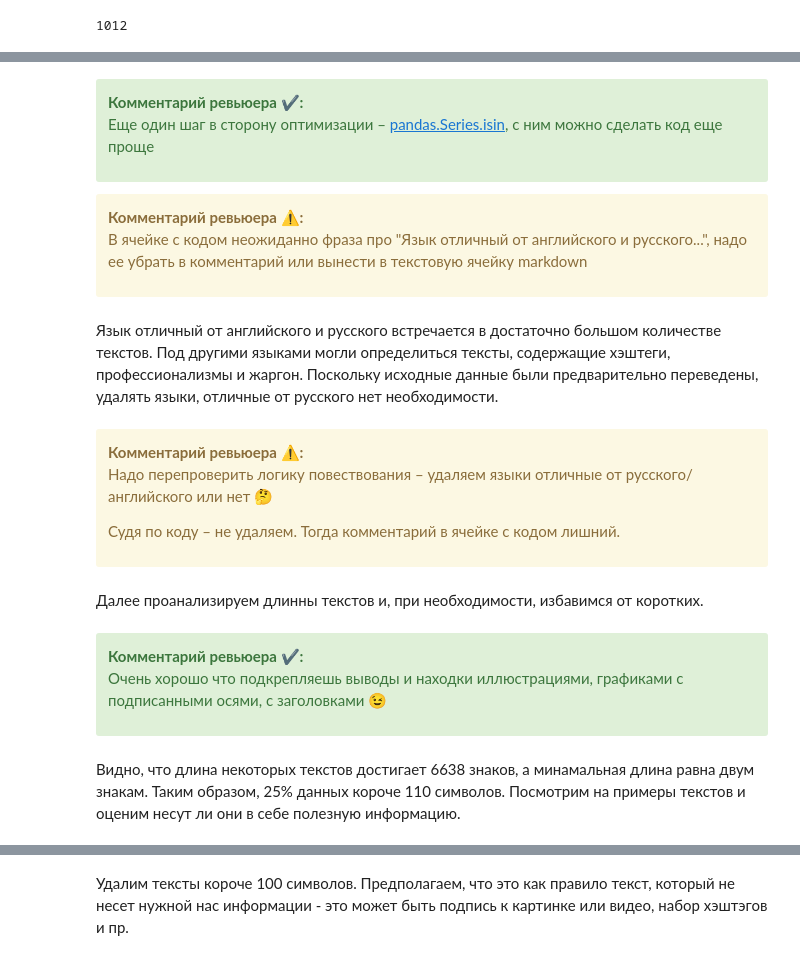
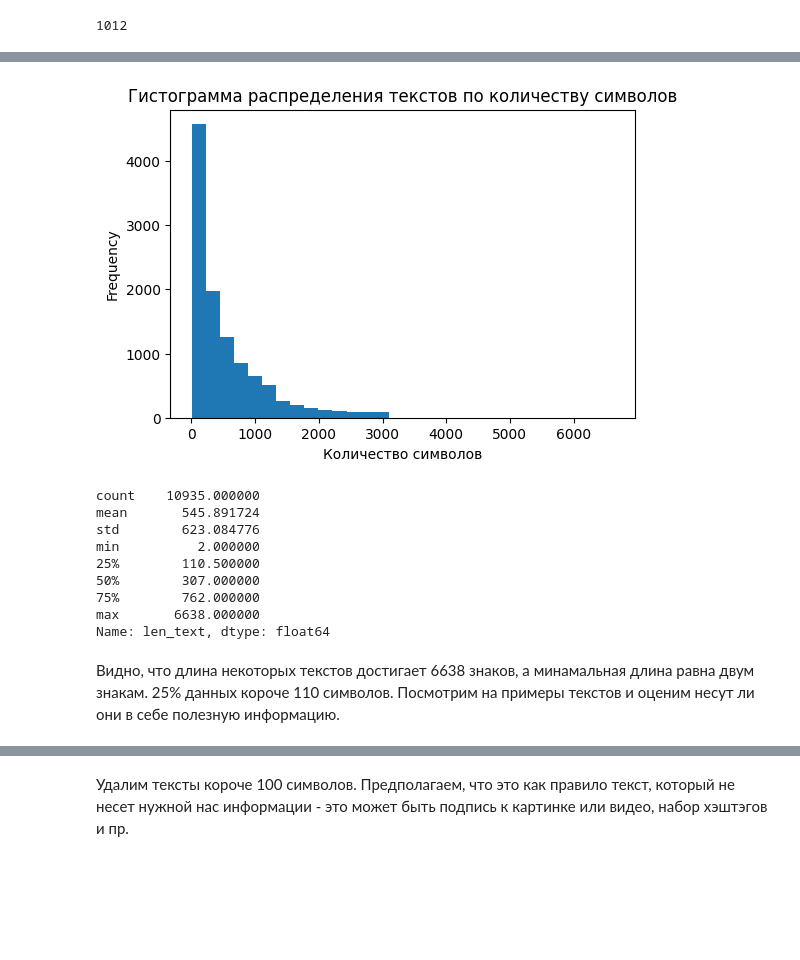
Before and after one commit to SafiyaZigangareeva/Portfolio, a Jupyter notebook: research_on_mentoring/topic_modeling.ipynb, the cells around one changed output, grey strips where cells are left out. Drawn from its saved outputs; the diff is of its cells as text; code cells hidden in the pictures; blank space fills up the shorter version.

```diff
--- a/research_on_mentoring/topic_modeling.ipynb
+++ b/research_on_mentoring/topic_modeling.ipynb
@@ -188,48 +116,13 @@ len(diff_lang)
-# %% [markdown]
-
-<div class="alert alert-success">
-<b>Комментарий ревьюера ✔️:</b>
-
-Еще один шаг в сторону оптимизации – [pandas.Series.isin](https://pandas.pydata.org/docs/reference/api/pandas.Series.isin.html), с ним можно сделать код еще проще
-
-</div>
-
-<div class="alert alert-warning">
-<b>Комментарий ревьюера ⚠️:</b>
-
-В ячейке с кодом неожиданно фраза про "Язык отличный от английского и русского...", надо ее убрать в комментарий или вынести в текстовую ячейку markdown
-
-</div>
-# %% [markdown]
-Язык отличный от английского и русского встречается в достаточно большом количестве текстов. Под другими языками могли определиться тексты, содержащие хэштеги, профессионализмы и жаргон. Поскольку исходные данные были предварительно переведены, удалять языки, отличные от русского нет необходимости.
-# %% [markdown]
-
-<div class="alert alert-warning">
-<b>Комментарий ревьюера ⚠️:</b>
-
-Надо перепроверить логику повествования – удаляем языки отличные от русского/английского или нет 🤔
-
-Судя по коду – не удаляем. Тогда комментарий в ячейке с кодом лишний.
-
-</div>
-# %% [markdown]
-Далее проанализируем длинны текстов и, при необходимости, избавимся от коротких.
 # %%
 # Добавим дополнительнй признак - длина текста
 df['len_text'] = df['text_post'].apply(lambda x:len(x))
 # %%
 # Построим гистограмму распределения длин
-plt.figure(figsize=(10,6))
+plt.figure(figsize=(6,4))
 df['len_text'].plot.hist(bins = 30)
 
 plt.title('Гистограмма распределения текстов по количеству символов')
 plt.xlabel('Количество символов')
 plt.show()
+# %% [output]
+[figure, added]
-# %% [markdown]
-
-<div class="alert alert-success">
-<b>Комментарий ревьюера ✔️:</b>
-
-Очень хорошо что подкрепляешь выводы и находки иллюстрациями, графиками с подписанными осями, с заголовками 😉
-
-</div>
@@ -239,5 +129,17 @@ df['len_text'].describe()
+# %%
+df['len_text'].describe()
+# %% [output]
+count    10935.000000
+mean       545.891724
+std        623.084776
+min          2.000000
+25%        110.500000
+50%        307.000000
+75%        762.000000
+max       6638.000000
+Name: len_text, dtype: float64
 # %% [markdown]
-Видно, что длина некоторых текстов достигает 6638 знаков, а минамальная длина равна двум знакам. Таким образом, 25% данных короче 110 символов. Посмотрим на примеры текстов и оценим несут ли они в себе полезную информацию.
+Видно, что длина некоторых текстов достигает 6638 знаков, а минамальная длина равна двум знакам. 25% данных короче 110 символов. Посмотрим на примеры текстов и оценим несут ли они в себе полезную информацию.
 # %%
 # Тексты короче 30 символов
 df.loc[df['len_text'] < 30, 'translated_text']
```
Also changed, not shown: parts of 132 cells of this notebook.
